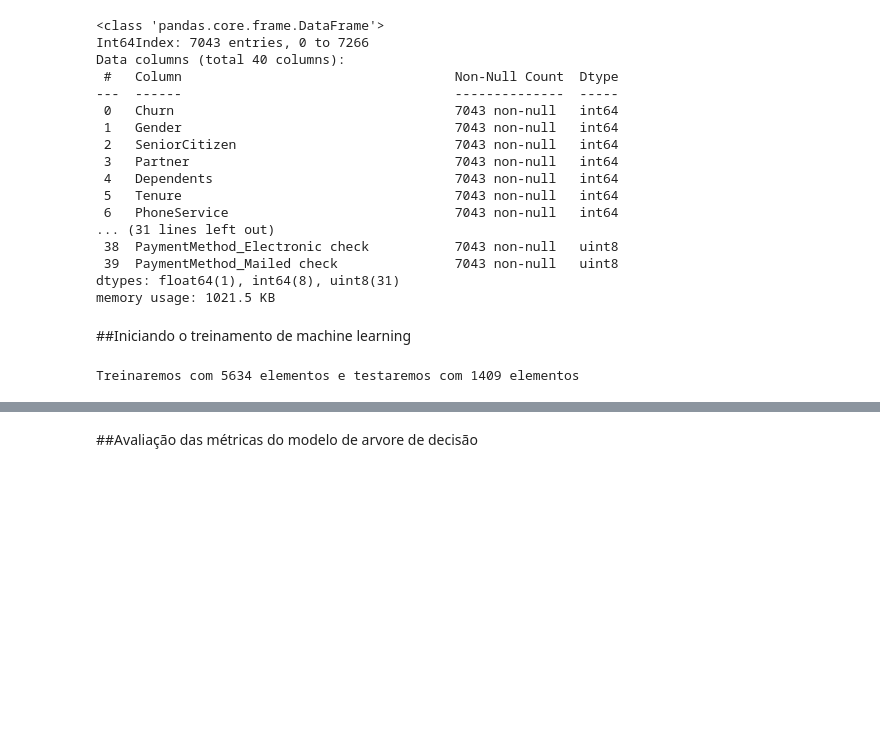
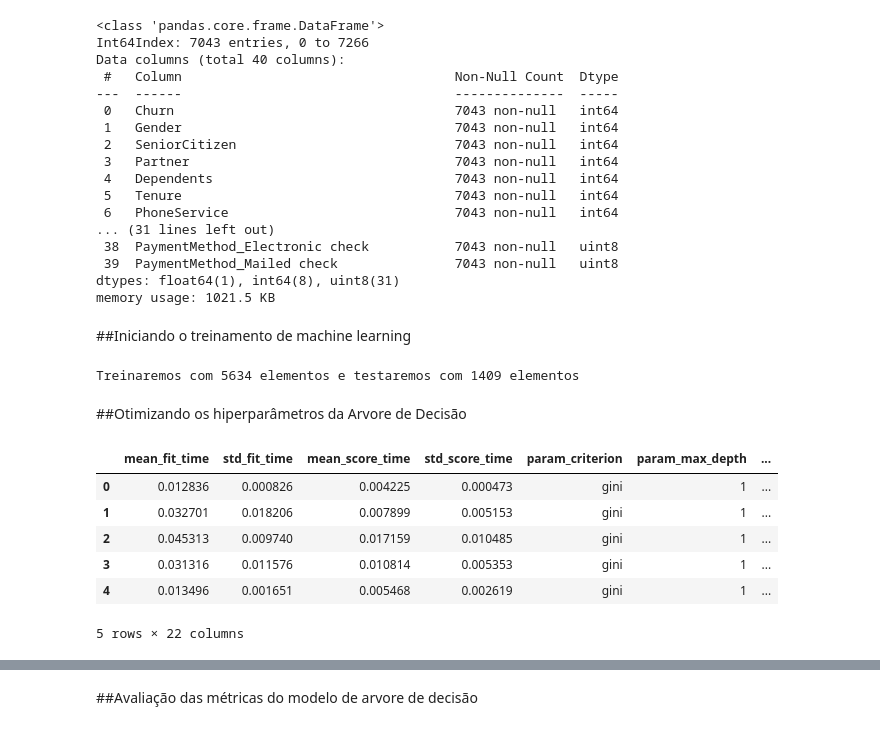
Before and after one commit to higorcenturion/Churn-prediction---Alura-Challenge, a Jupyter notebook: Challenge_Dados_2ed_Alura.ipynb, the cells around one changed output, grey strips where cells are left out. Cells and saved outputs as stored; diff of their text form; code cells hidden in the pictures; blank space fills up the shorter version.

```diff
--- a/Challenge_Dados_2ed_Alura.ipynb
+++ b/Challenge_Dados_2ed_Alura.ipynb
@@ -485,3 +485,5 @@ X_train, X_test, y_train, y_test = train_test_split(X, y, test_size=0.2, random_
 print(f"Treinaremos com {len(X_train)} elementos e testaremos com {len(X_test)} elementos")
 # %% [output]
 Treinaremos com 5634 elementos e testaremos com 1409 elementos
+# %% [markdown]
+##Otimizando os hiperparâmetros da Arvore de Decisão
@@ -487,0 +504,10 @@ Treinaremos com 5634 elementos e testaremos com 1409 elementos
+# %%
+resultado.head()
+# %% [output]
+|  | mean_fit_time | std_fit_time | mean_score_time | std_score_time | param_criterion | param_max_depth | ... |
+| 0 | 0.012836 | 0.000826 | 0.004225 | 0.000473 | gini | 1 | ... |
+| 1 | 0.032701 | 0.018206 | 0.007899 | 0.005153 | gini | 1 | ... |
+| 2 | 0.045313 | 0.009740 | 0.017159 | 0.010485 | gini | 1 | ... |
+| 3 | 0.031316 | 0.011576 | 0.010814 | 0.005353 | gini | 1 | ... |
+| 4 | 0.013496 | 0.001651 | 0.005468 | 0.002619 | gini | 1 | ... |
+5 rows × 22 columns
```
Also changed, not shown: parts of 13 cells of this notebook.
